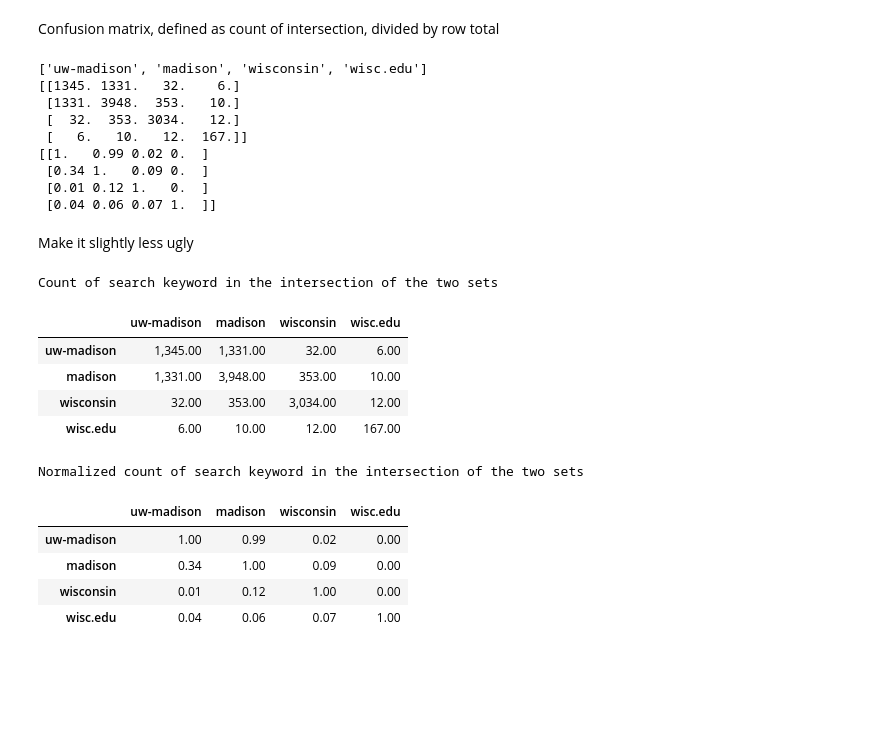
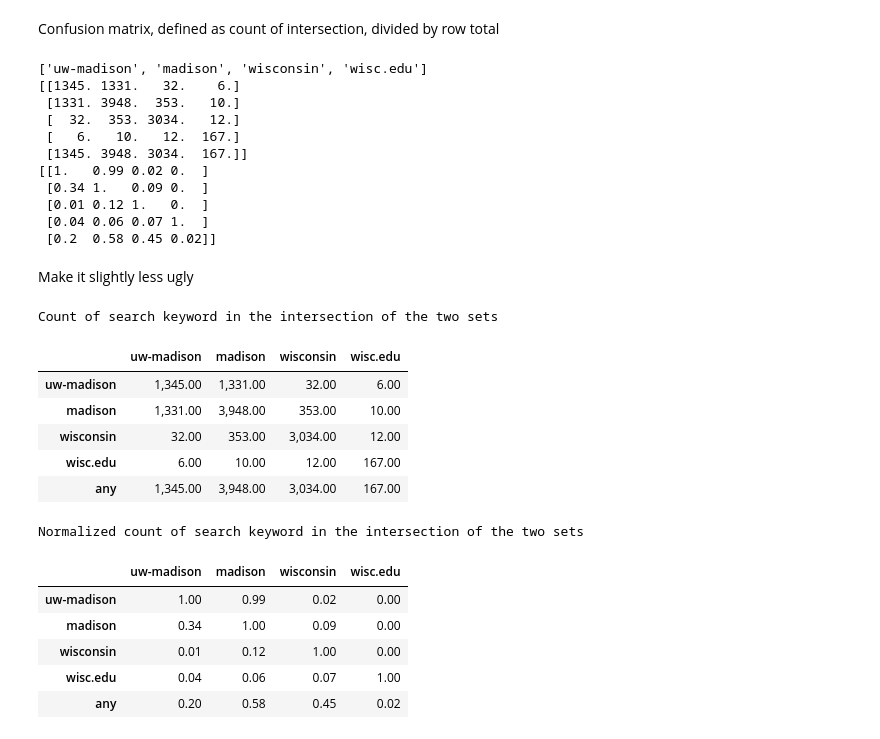
Before and after one commit to UW-Madison-DSI/ospo-stats, a Jupyter notebook: notebooks/keyword_confusion_matrix.ipynb, the cells around one changed output. Cells and saved outputs as stored; diff of their text form; code cells hidden in the pictures; blank space fills up the shorter version.

```diff
--- a/notebooks/keyword_confusion_matrix.ipynb
+++ b/notebooks/keyword_confusion_matrix.ipynb
@@ -60,8 +62,8 @@ Confusion matrix, defined as count of intersection, divided by row total
 # %%
 import numpy as np
 
-mat_counts = np.zeros((len(keywords), len(keywords)))
-normalized_counts = np.zeros((len(keywords), len(keywords)))
+mat_counts = np.zeros((len(keywords) + 1, len(keywords)))
+normalized_counts = np.zeros_like(mat_counts)
 
 for i, x in enumerate(keywords):
     for j, y in enumerate(keywords):
@@ -71,39 +73,50 @@ for i, x in enumerate(keywords):
         mat_counts[i, j] = count_intersection
         normalized_counts[i, j] = count_intersection / count_x
 
+# Last row, any keywords
+data["any"] = set.union(*[data[k] for k in keywords])
+for j, y in enumerate(keywords):
+    count_intersection = len(data["any"].intersection(data[y]))
+    count_x = len(data["any"])
+
+    mat_counts[-1, j] = count_intersection
+    normalized_counts[-1, j] = count_intersection / count_x
+
 print(keywords)
 print(mat_counts)
-print(np.round(normalized_counts,2))
+print(np.round(normalized_counts, 2))
 # %% [output]
 ['uw-madison', 'madison', 'wisconsin', 'wisc.edu']
 [[1345. 1331.   32.    6.]
  [1331. 3948.  353.   10.]
  [  32.  353. 3034.   12.]
- [   6.   10.   12.  167.]]
+ [   6.   10.   12.  167.]
+ [1345. 3948. 3034.  167.]]
 [[1.   0.99 0.02 0.  ]
  [0.34 1.   0.09 0.  ]
  [0.01 0.12 1.   0.  ]
- [0.04 0.06 0.07 1.  ]]
+ [0.04 0.06 0.07 1.  ]
+ [0.2  0.58 0.45 0.02]]
 # %% [markdown]
 Make it slightly less ugly
 # %%
 import pandas as pd
 
-pd.options.display.float_format = '{:,.2f}'.format
+pd.options.display.float_format = "{:,.2f}".format
 
-df = pd.DataFrame(mat_counts, columns=keywords, index=keywords)
+df = pd.DataFrame(mat_counts, columns=keywords, index=keywords + ["any"])
 print("Count of search keyword in the intersection of the two sets")
 df
 # %% [output]
 Count of search keyword in the intersection of the two sets
 |  | uw-madison | madison | wisconsin | wisc.edu |
 | uw-madison | 1,345.00 | 1,331.00 | 32.00 | 6.00 |
 | madison | 1,331.00 | 3,948.00 | 353.00 | 10.00 |
 | wisconsin | 32.00 | 353.00 | 3,034.00 | 12.00 |
 | wisc.edu | 6.00 | 10.00 | 12.00 | 167.00 |
+| any | 1,345.00 | 3,948.00 | 3,034.00 | 167.00 |
 # %%
-
-df = pd.DataFrame(normalized_counts, columns=keywords, index=keywords)
+df = pd.DataFrame(normalized_counts, columns=keywords, index=keywords + ["any"])
 print("Normalized count of search keyword in the intersection of the two sets")
 df
 # %% [output]
@@ -113,3 +126,4 @@ Normalized count of search keyword in the intersection of the two sets
 | madison | 0.34 | 1.00 | 0.09 | 0.00 |
 | wisconsin | 0.01 | 0.12 | 1.00 | 0.00 |
 | wisc.edu | 0.04 | 0.06 | 0.07 | 1.00 |
+| any | 0.20 | 0.58 | 0.45 | 0.02 |
```
Also changed, not shown: parts of 1 cell of this notebook.
